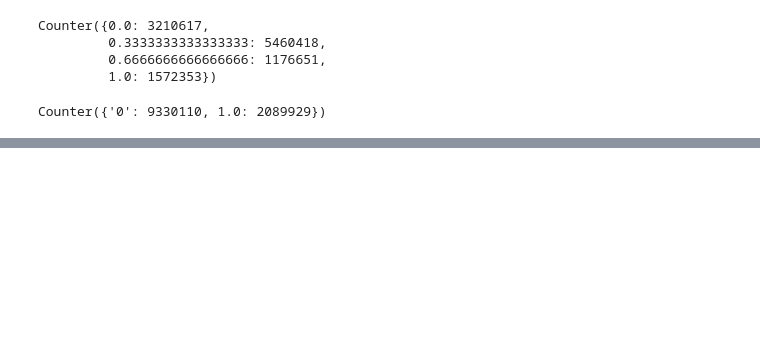
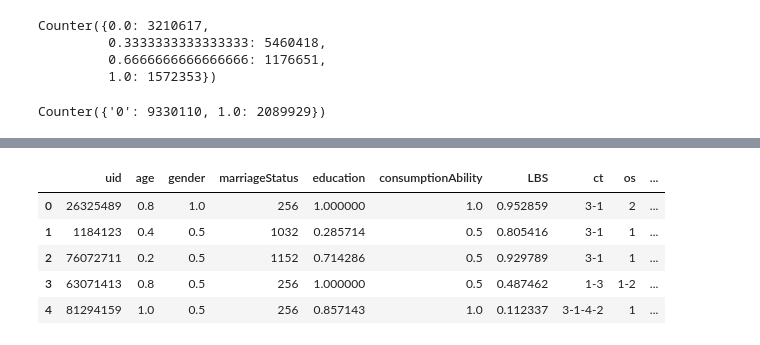
Before and after one commit to ModaoT/firstkill, a Jupyter notebook: user_data_process.ipynb, the cells around one changed output, grey strips where cells are left out. Drawn from its saved outputs; the diff is of its cells as text; code cells hidden in the pictures; blank space fills up the shorter version.

```diff
--- a/user_data_process.ipynb
+++ b/user_data_process.ipynb
@@ -282,0 +300,3 @@ Counter({'0': 777224,
+# %%
+word_to_int = utils.create_lookup_tables(status)
+word_to_int
@@ -282,0 +317,18 @@ Counter({'0': 777224,
+# %%
+u1 = user_feature_base.copy()
+
+
+def convert_marriage(x):
+    if x == 'NaN':
+        return 0
+    elif x.isdigit():
+        return 1 << word_to_int[int(x)]
+    else:
+        res = 0
+        for e in x.split('-'):
+            res += (1 << word_to_int[int(e)])
+        return res
+
+
+u1 = u1['marriageStatus'].fillna('NaN').map(convert_marriage)
+u1.head()
@@ -282,0 +362,14 @@ Counter({'0': 777224,
+# %%
+# u1 = u1['marriageStatus'].fillna('NaN').map(convert_marriage)
+# u1.head()
+u2 = user_feature_base['marriageStatus'].fillna('NaN').map(convert_marriage)
+# %%
+user_feature_base['marriageStatus'] = u2
+user_feature_base.head()
+# %% [output]
+|  | uid | age | gender | marriageStatus | education | consumptionAbility | LBS | ct | os | ... |
+| 0 | 26325489 | 0.8 | 1.0 | 256 | 1.000000 | 1.0 | 0.952859 | 3-1 | 2 | ... |
+| 1 | 1184123 | 0.4 | 0.5 | 1032 | 0.285714 | 0.5 | 0.805416 | 3-1 | 1 | ... |
+| 2 | 76072711 | 0.2 | 0.5 | 1152 | 0.714286 | 0.5 | 0.929789 | 3-1 | 1 | ... |
+| 3 | 63071413 | 0.8 | 0.5 | 256 | 1.000000 | 0.5 | 0.487462 | 1-3 | 1-2 | ... |
+| 4 | 81294159 | 1.0 | 0.5 | 256 | 0.857143 | 1.0 | 0.112337 | 3-1-4-2 | 1 | ... |
```
Also changed, not shown: parts of 57 cells of this notebook, 2 other files.
